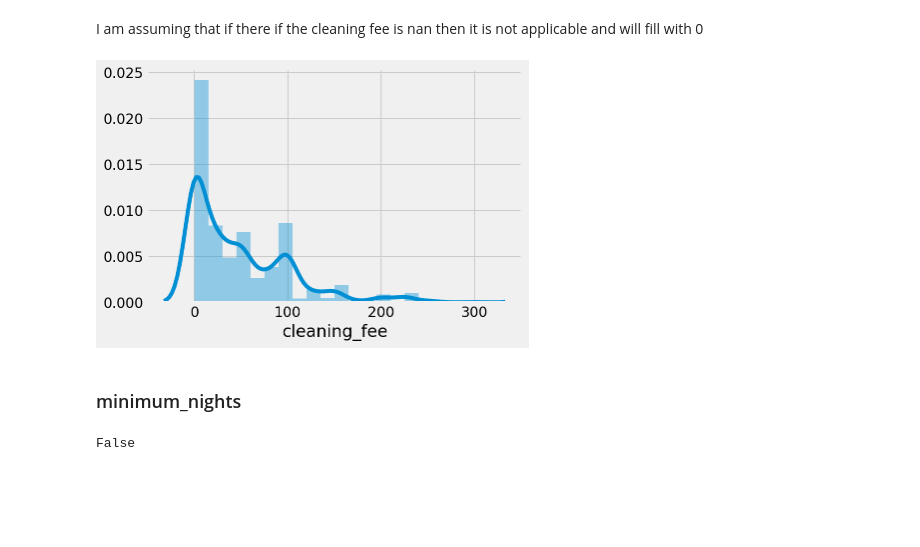
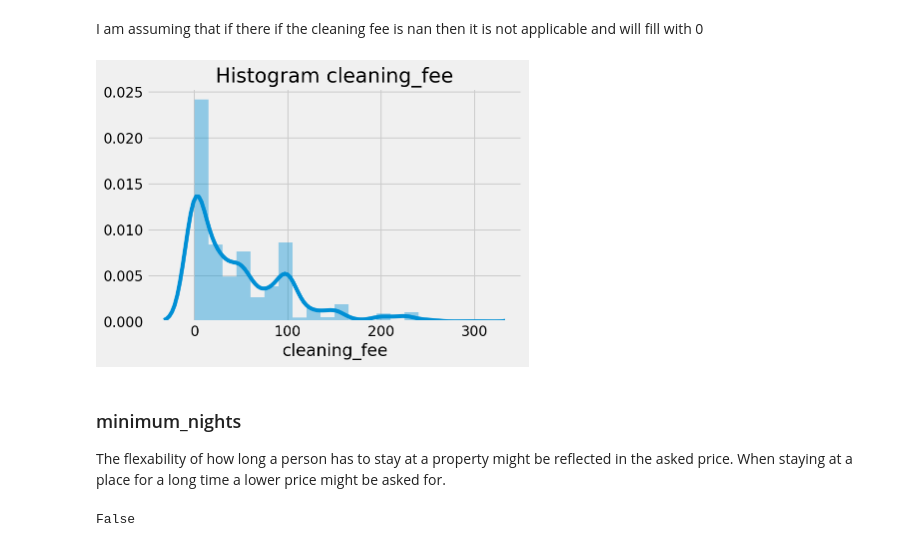
Before and after one commit to gr3ybr0w/BostonAirBnb, a Jupyter notebook: AirBnB.ipynb, the cells around one changed output. Drawn from its saved outputs; the diff is of its cells as text; code cells hidden in the pictures; blank space fills up the shorter version.

```diff
--- a/AirBnB.ipynb
+++ b/AirBnB.ipynb
@@ -33,0 +44,14 @@ def save_fig(fig_id, tight_layout=True):
+# %%
+def histplot(data, bins=20, title=''):
+    """
+    Creates a plot using the distplot method in seaborn
+
+    Parameters:
+    data (pd.Series) data to create histogram from
+    bins (int) the number of bins to group data by
+    title (string) title given to the plot
+
+    Returns:
+    sns.distplot
+    """
+    return sns.distplot(data, bins=bins).set_title(title);
@@ -427,11 +521,12 @@ listings_selected['cleaning_fee'] = listings_selected.cleaning_fee.fillna(0)
 # %%
 listings_selected['cleaning_fee'] = listings_selected.cleaning_fee.astype(float)
 # %%
-sns.distplot(listings_selected.cleaning_fee, bins=20);
+histplot(listings_selected.cleaning_fee, bins=20, title='Histogram cleaning_fee');
 # %% [output]
-[figure, old version]
+[figure, new version]
-# %% [markdown]
-### minimum_nights
+# %% [markdown]
+### minimum_nights
+The flexability of how long a person has to stay at a property might be reflected in the asked price. When staying at a place for a long time a lower price might be asked for.
 # %%
 # checking for missing data
 listings_selected.minimum_nights.isna().any()
```
Also changed, not shown: parts of 76 cells of this notebook.
